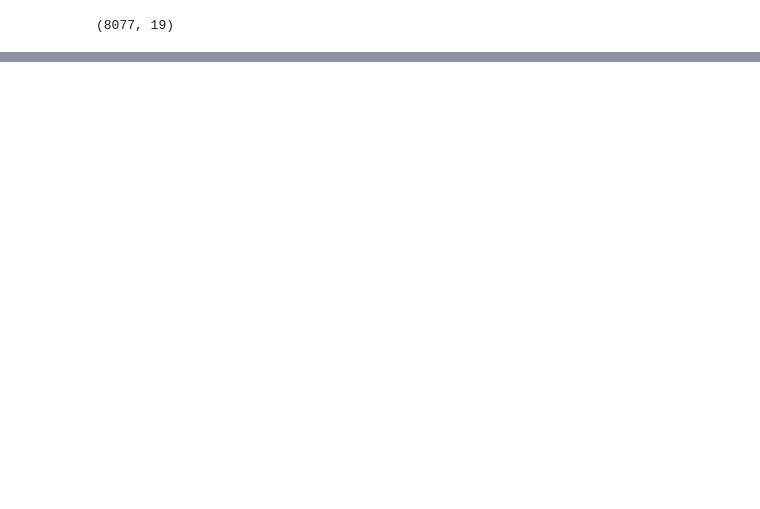
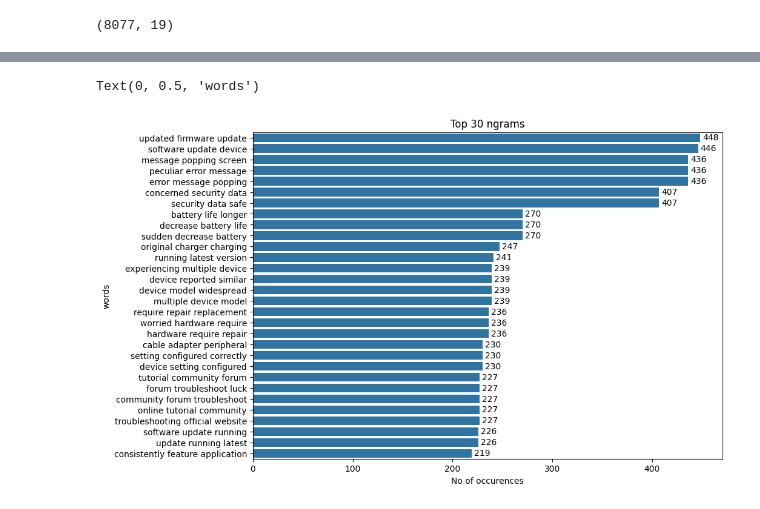
Before and after one commit to Razan-88/TextAnalytics-CW-Task4, a Jupyter notebook: analytics_pipeline/Preprocessing.ipynb, the cells around one changed output, grey strips where cells are left out. Cells and saved outputs as stored; diff of their text form; code cells hidden in the pictures; blank space fills up the shorter version.

```diff
--- a/analytics_pipeline/Preprocessing.ipynb
+++ b/analytics_pipeline/Preprocessing.ipynb
@@ -246,0 +324,6 @@ df.to_csv('../data/customer_support_tickets_preprocessed.csv', index = False)
+# %%
+# Create a n-gram count vectorizer with a maximum of 30 features and fit it to the preprocessed text for TF-IDF representation, then print the vocabulary of the vectorizer
+
+ngram_vectorizer = CountVectorizer(ngram_range=(3,3), stop_words='english', max_features = 30)
+ngram_matrix = ngram_vectorizer.fit_transform(df['Tfidf_ticket_description'])
+ngram_vectorizer.vocabulary_
@@ -246,0 +348,22 @@ df.to_csv('../data/customer_support_tickets_preprocessed.csv', index = False)
+# %%
+# Create a DataFrame of the n-gram frequencies by summing the n-gram matrix and sorting the values in descending order
+
+ngram_freq = pd.DataFrame(
+    ngram_matrix.sum(axis = 0).T,
+    index = ngram_vectorizer.get_feature_names_out(),
+    columns = ["Frequency"]
+).sort_values(by="Frequency", ascending = False)
+# %%
+# Plot the top 30 n-grams
+
+plt.figure(figsize=(10,7))
+
+ngram_plot = sns.barplot(x=ngram_freq['Frequency'], y=ngram_freq.index)
+
+ngram_plot.bar_label(ngram_plot.containers[0], fmt="%d", padding = 3)
+plt.title("Top 30 ngrams")
+plt.xlabel("No of occurences")
+plt.ylabel("words")
+# %% [output]
+Text(0, 0.5, 'words')
+[figure, added]
```
Also changed, not shown: parts of 34 cells of this notebook.
